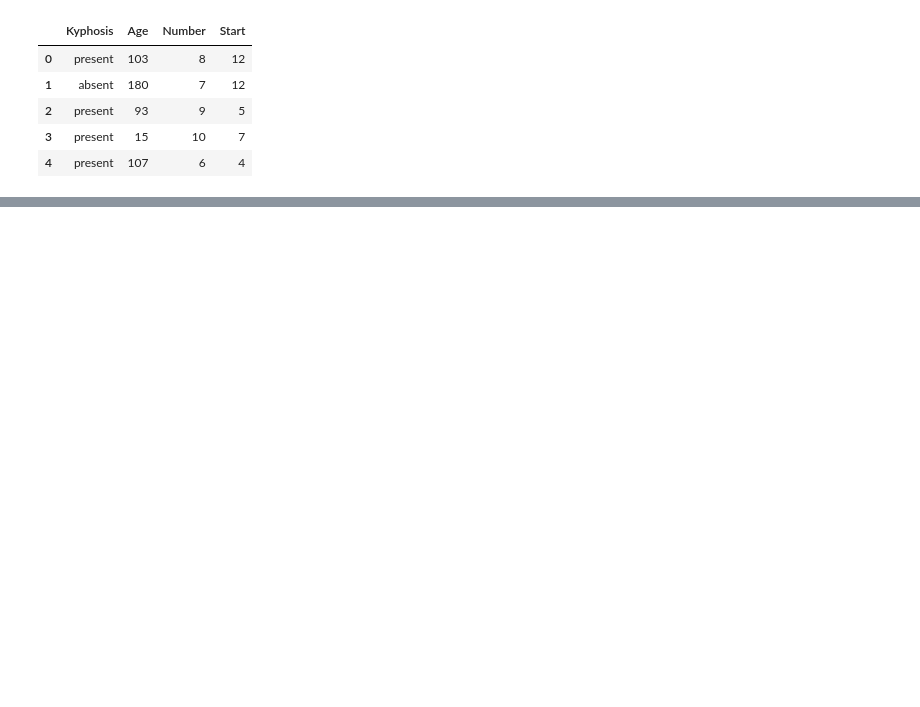
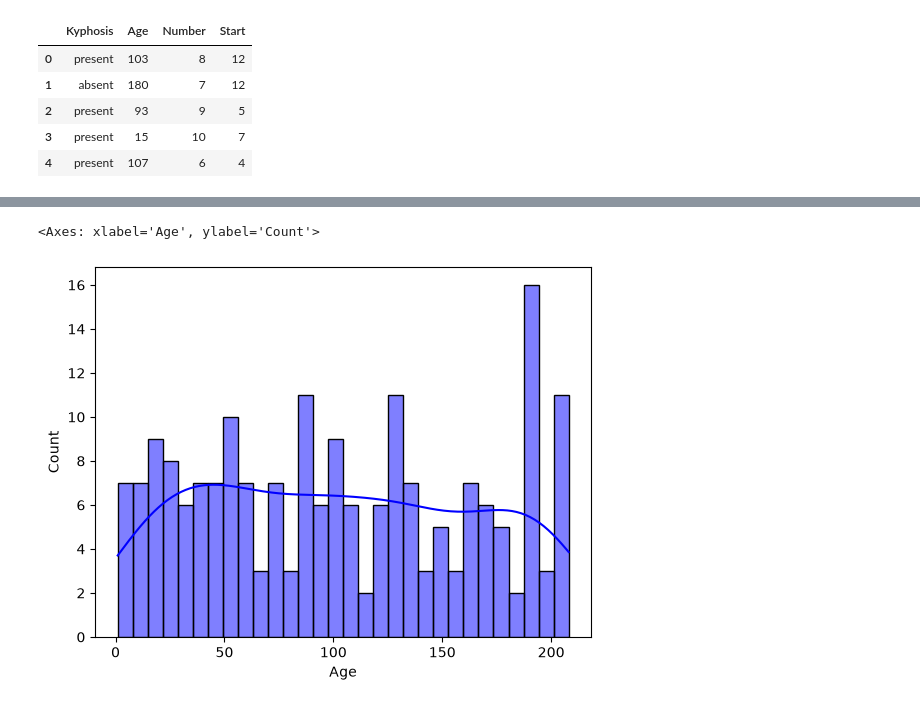
Before and after one commit to mazizbahoo/Python, a Jupyter notebook: Machine Learning/kyphosis.ipynb, the cells around one changed output, grey strips where cells are left out. Cells and saved outputs as stored; diff of their text form; code cells hidden in the pictures; blank space fills up the shorter version.

```diff
--- a/Machine Learning/kyphosis.ipynb
+++ b/Machine Learning/kyphosis.ipynb
@@ -30,0 +48,5 @@ memory usage: 6.4 KB
+# %%
+sns.histplot(kyphosis['Age'], bins=30, color='blue', kde=True)
+# %% [output]
+<Axes: xlabel='Age', ylabel='Count'>
+[figure, added]
```
Also changed, not shown: parts of 23 cells of this notebook.
